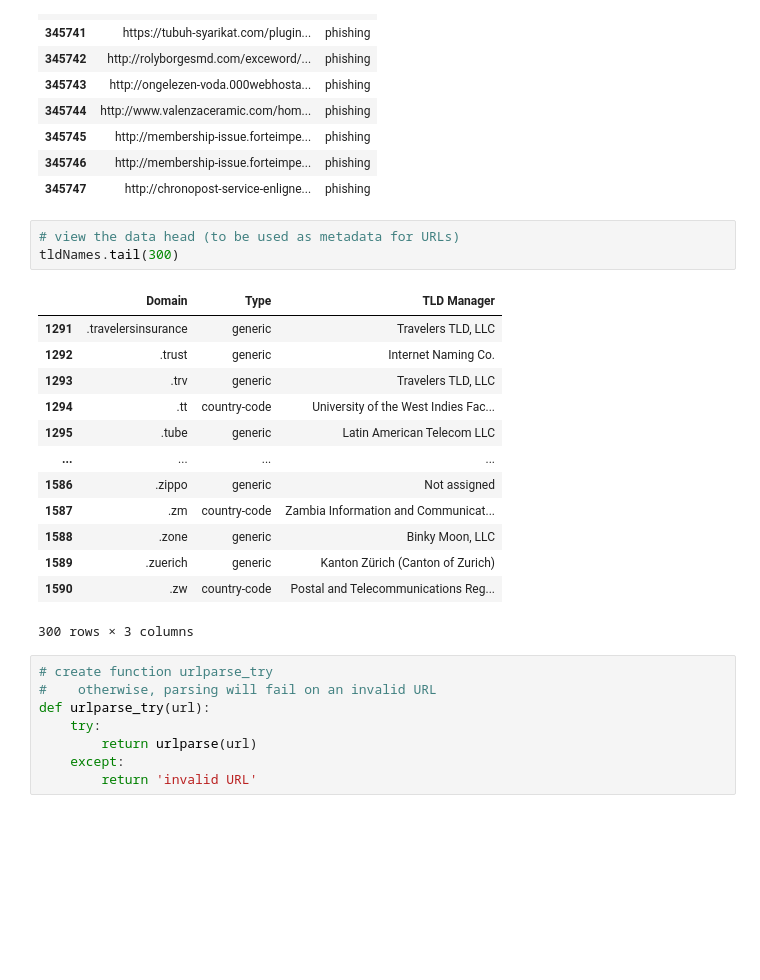
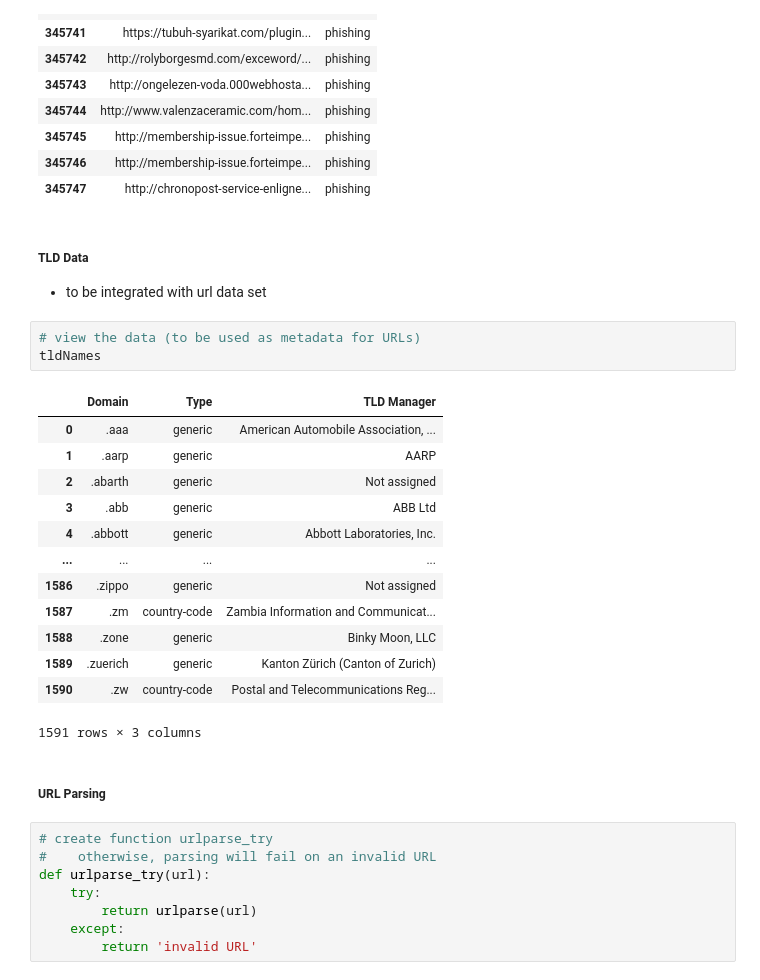
Before and after one commit to mdgarber/DetectPhishURL, a Jupyter notebook: DetectPhishURL/notebooks/detectPhishUrl.ipynb, the cells around one changed output. Saved outputs shown, nothing was run; the diff lists cells and outputs as text; blank space fills up the shorter version.

```diff
--- a/DetectPhishURL/notebooks/detectPhishUrl.ipynb
+++ b/DetectPhishURL/notebooks/detectPhishUrl.ipynb
@@ -211,23 +214,28 @@ urlData[urlData['type'] == 'phishing'].head(10)
 | 345745 | http://membership-issue.forteimpe... | phishing |
 | 345746 | http://membership-issue.forteimpe... | phishing |
 | 345747 | http://chronopost-service-enligne... | phishing |
+# %% [markdown]
+##### TLD Data
+- to be integrated with url data set
 # %%
-# view the data head (to be used as metadata for URLs)
-tldNames.tail(300)
+# view the data (to be used as metadata for URLs)
+tldNames
 # %% [output]
 |  | Domain | Type | TLD Manager |
-| 1291 | .travelersinsurance | generic | Travelers TLD, LLC |
-| 1292 | .trust | generic | Internet Naming Co. |
-| 1293 | .trv | generic | Travelers TLD, LLC |
-| 1294 | .tt | country-code | University of the West Indies Fac... |
-| 1295 | .tube | generic | Latin American Telecom LLC |
+| 0 | .aaa | generic | American Automobile Association, ... |
+| 1 | .aarp | generic | AARP |
+| 2 | .abarth | generic | Not assigned |
+| 3 | .abb | generic | ABB Ltd |
+| 4 | .abbott | generic | Abbott Laboratories, Inc. |
 | ... | ... | ... | ... |
 | 1586 | .zippo | generic | Not assigned |
 | 1587 | .zm | country-code | Zambia Information and Communicat... |
 | 1588 | .zone | generic | Binky Moon, LLC |
 | 1589 | .zuerich | generic | Kanton Zürich (Canton of Zurich) |
 | 1590 | .zw | country-code | Postal and Telecommunications Reg... |
-300 rows × 3 columns
+1591 rows × 3 columns
+# %% [markdown]
+##### URL Parsing
 # %%
 # create function urlparse_try
 #    otherwise, parsing will fail on an invalid URL
```
Also changed, not shown: parts of 16 cells of this notebook.
